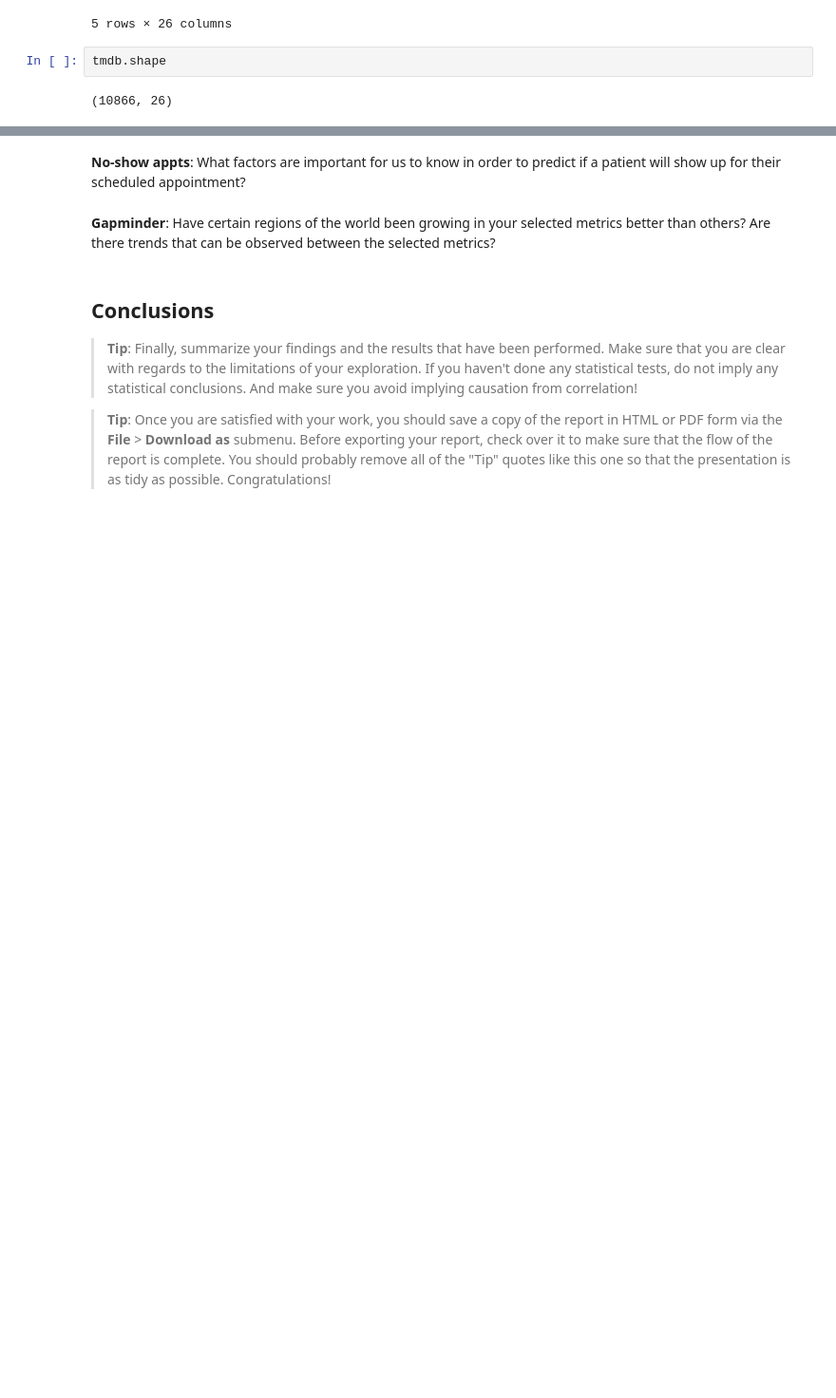
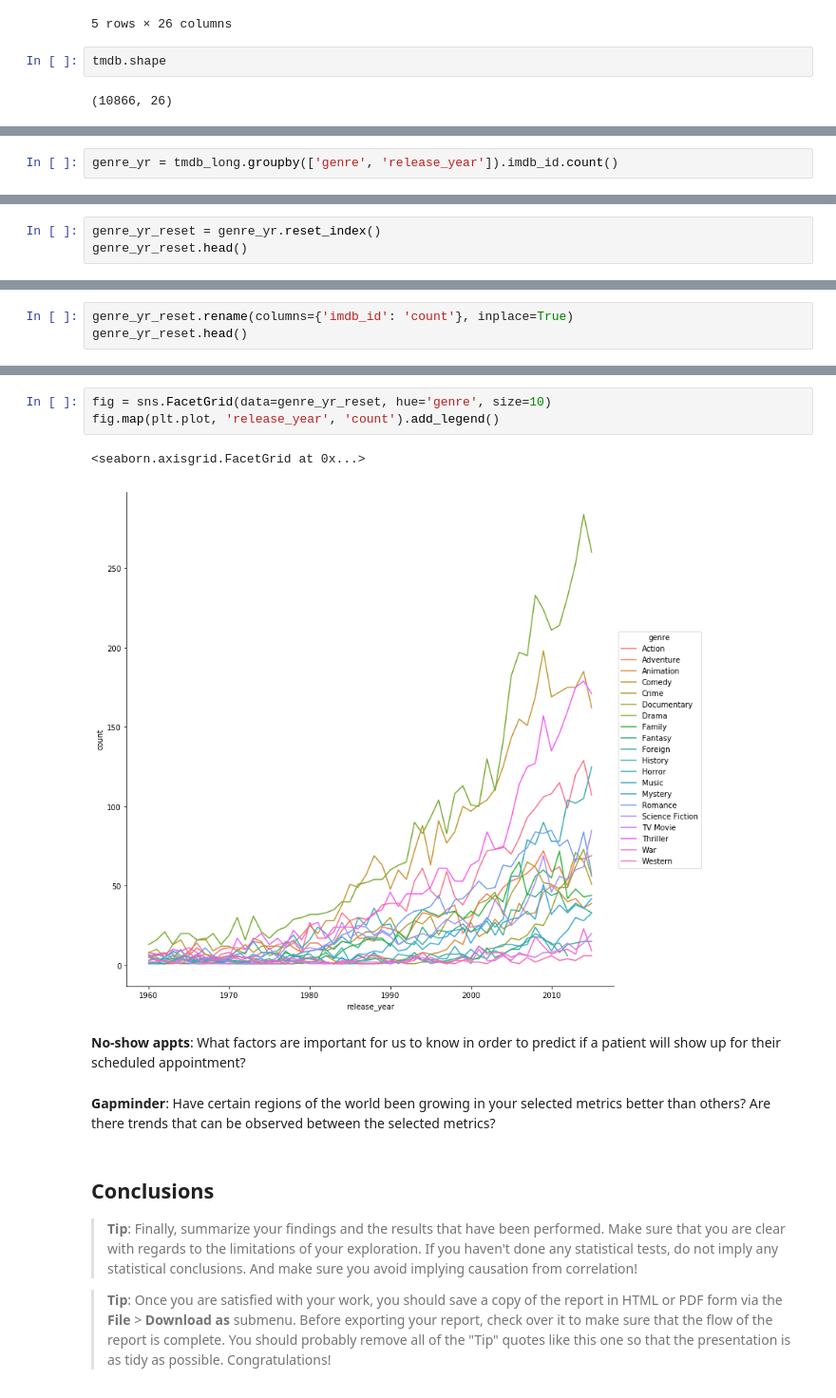
Before and after one commit to georgeliu1998/dand2, a Jupyter notebook: investigate-a-dataset/investigate-a-dataset.ipynb, the cells around one changed output, grey strips where cells are left out. Shown at 95% size. Saved outputs shown, nothing was run; the diff lists cells and outputs as text; blank space fills up the shorter version.

```diff
--- a/investigate-a-dataset/investigate-a-dataset.ipynb
+++ b/investigate-a-dataset/investigate-a-dataset.ipynb
@@ -148,0 +153,2 @@ Transformed data shape: (54330, 4)
+# %%
+genre_yr = tmdb_long.groupby(['genre', 'release_year']).imdb_id.count()
@@ -148,0 +165,3 @@ Transformed data shape: (54330, 4)
+# %%
+genre_yr_reset = genre_yr.reset_index()
+genre_yr_reset.head()
@@ -148,0 +175,3 @@ Transformed data shape: (54330, 4)
+# %%
+genre_yr_reset.rename(columns={'imdb_id': 'count'}, inplace=True)
+genre_yr_reset.head()
@@ -149,3 +185,9 @@ Transformed data shape: (54330, 4)
+# %%
+fig = sns.FacetGrid(data=genre_yr_reset, hue='genre', size=10)
+fig.map(plt.plot, 'release_year', 'count').add_legend()
+# %% [output]
+<seaborn.axisgrid.FacetGrid at 0x...>
+[figure, added]
 # %% [markdown]
 **No-show appts**: What factors are important for us to know in order to predict if a patient will show up for their scheduled appointment?
 # %% [markdown]
```
Also changed, not shown: parts of 7 cells of this notebook.
